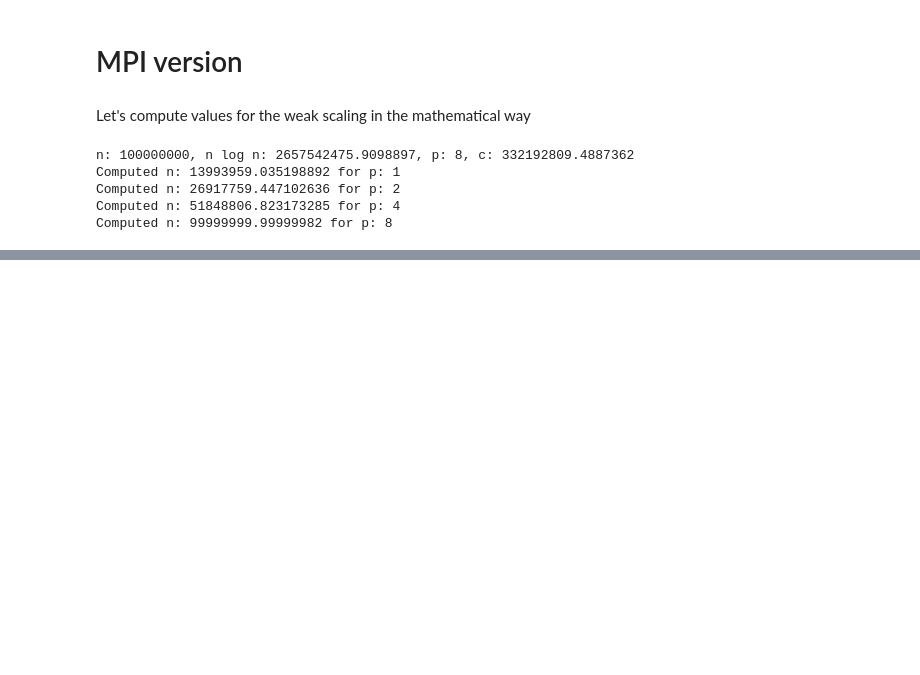
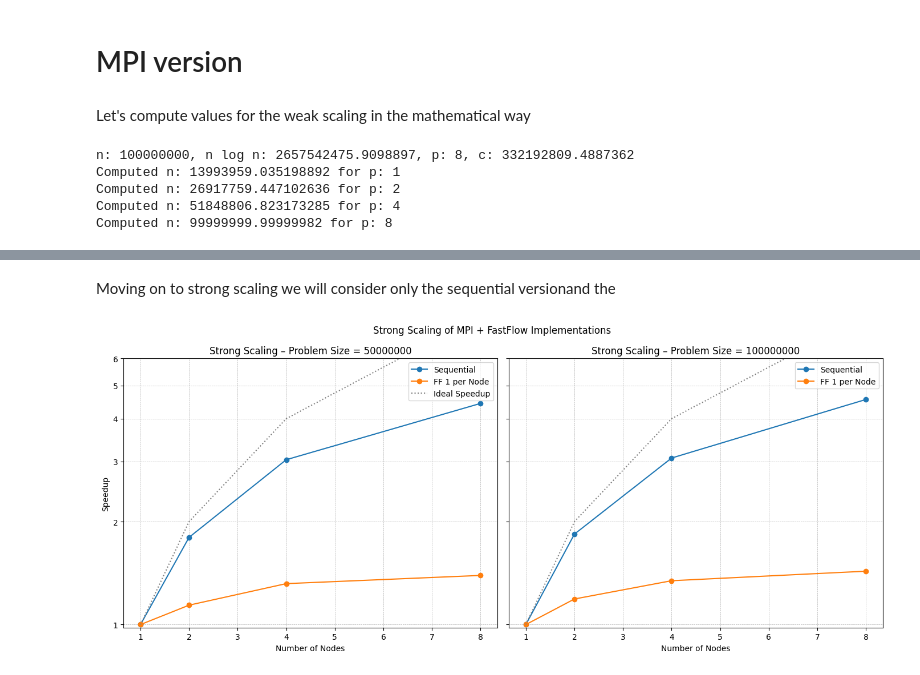
Before and after one commit to DavideB45/SPM, a Jupyter notebook: assignment4/analysis.ipynb, the cells around one changed output, grey strips where cells are left out. Drawn from its saved outputs; the diff is of its cells as text; code cells hidden in the pictures; blank space fills up the shorter version.

```diff
--- a/assignment4/analysis.ipynb
+++ b/assignment4/analysis.ipynb
@@ -491,0 +633,57 @@ Computed n: 99999999.99999982 for p: 8
+# %% [markdown]
+Moving on to strong scaling we will consider only the sequential versionand the
+# %%
+import pandas as pd
+import matplotlib.pyplot as plt
+
+# Load the data
+df_seq = pd.read_csv('results/multinode_seq.csv')
+df_ff_1 = pd.read_csv('results/multinode_ff.csv')
+
+PROB_SIZES = [50000000, 100000000]
+
+def get_best_times(df, size):
+    filtered = df[df['size'] == size]
+    return filtered.groupby('nodes')['time'].min().reset_index()
+
+# Collect best times
+best_times = {
+    'Sequential': {size: get_best_times(df_seq, size) for size in PROB_SIZES},
+    'FF 1 per Node': {size: get_best_times(df_ff_1, size) for size in PROB_SIZES},
+}
+
+# Compute strong scaling (speedup relative to 1 node)
+for label in best_times:
+    for size in PROB_SIZES:
+        base_time = best_times[label][size]['time'].iloc[0]
+        best_times[label][size]['StrongScaling'] = base_time / best_times[label][size]['time']
+
+# Plotting
+fig, axs = plt.subplots(1, 2, figsize=(14, 6), sharey=True)
+
+for idx, size in enumerate(PROB_SIZES):
+    ax = axs[idx]
+    for label, data in best_times.items():
+        df = data[size]
+        ax.plot(df['nodes'], df['StrongScaling'], marker='o', label=label)
+    # Ideal speedup line
+    nodes = best_times['Sequential'][size]['nodes']
+    ax.plot(nodes, nodes, linestyle='dotted', color='gray', label='Ideal Speedup' if idx == 0 else "")
+    ax.set_title(f'Strong Scaling – Problem Size = {size}')
+    ax.set_xlabel('Number of Nodes')
+    ax.set_yscale('log')
+    ax.set_ylim(0.98, 6)
+    ax.set_yticks([1, 2, 3, 4, 5, 6])
+    ax.set_yticklabels(['1', '2', '3', '4', '5', '6'])
+
+    if idx == 0:
+        ax.set_ylabel('Speedup')
+    ax.grid(True, linestyle='--', linewidth=0.5)
+    ax.legend()
+
+plt.suptitle('Strong Scaling of MPI + FastFlow Implementations')
+plt.tight_layout()
+plt.savefig('figures/strong_scaling.png', dpi=300, bbox_inches='tight')
+plt.show()
+# %% [output]
+[figure, added]
```
Also changed, not shown: parts of 6 cells of this notebook, 4 other files.
